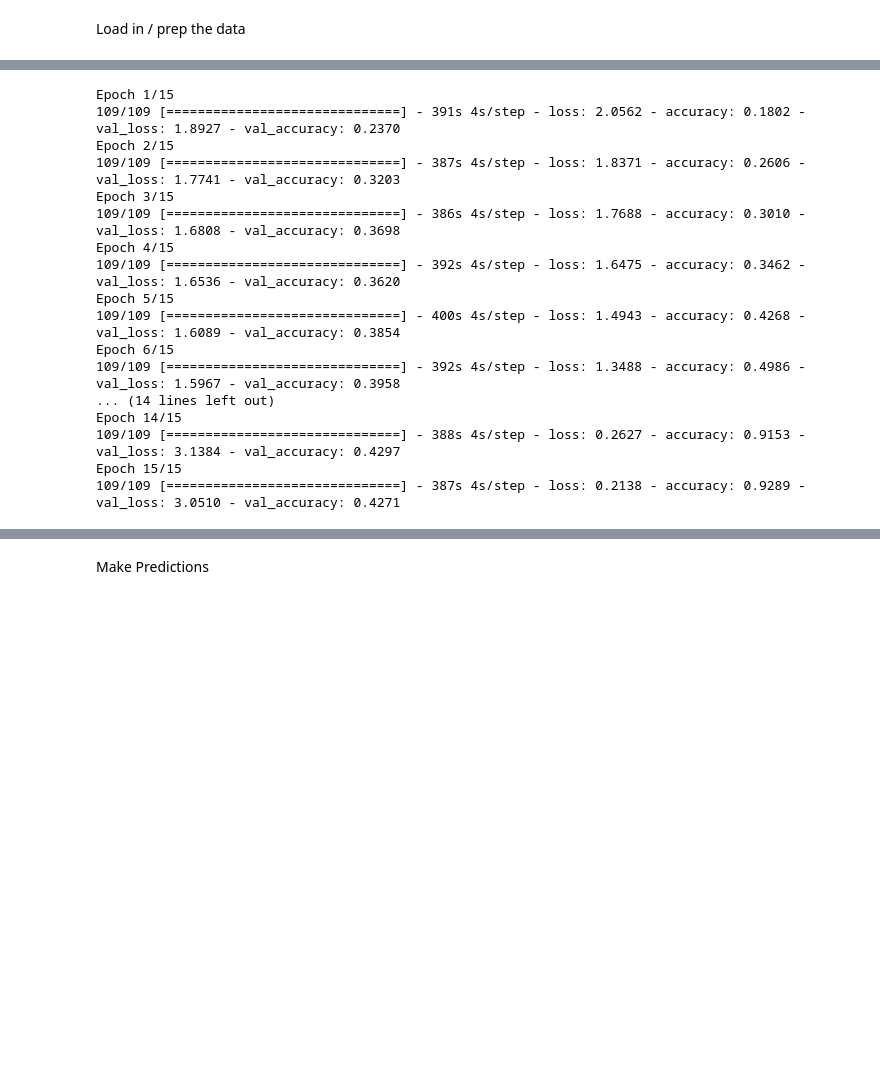
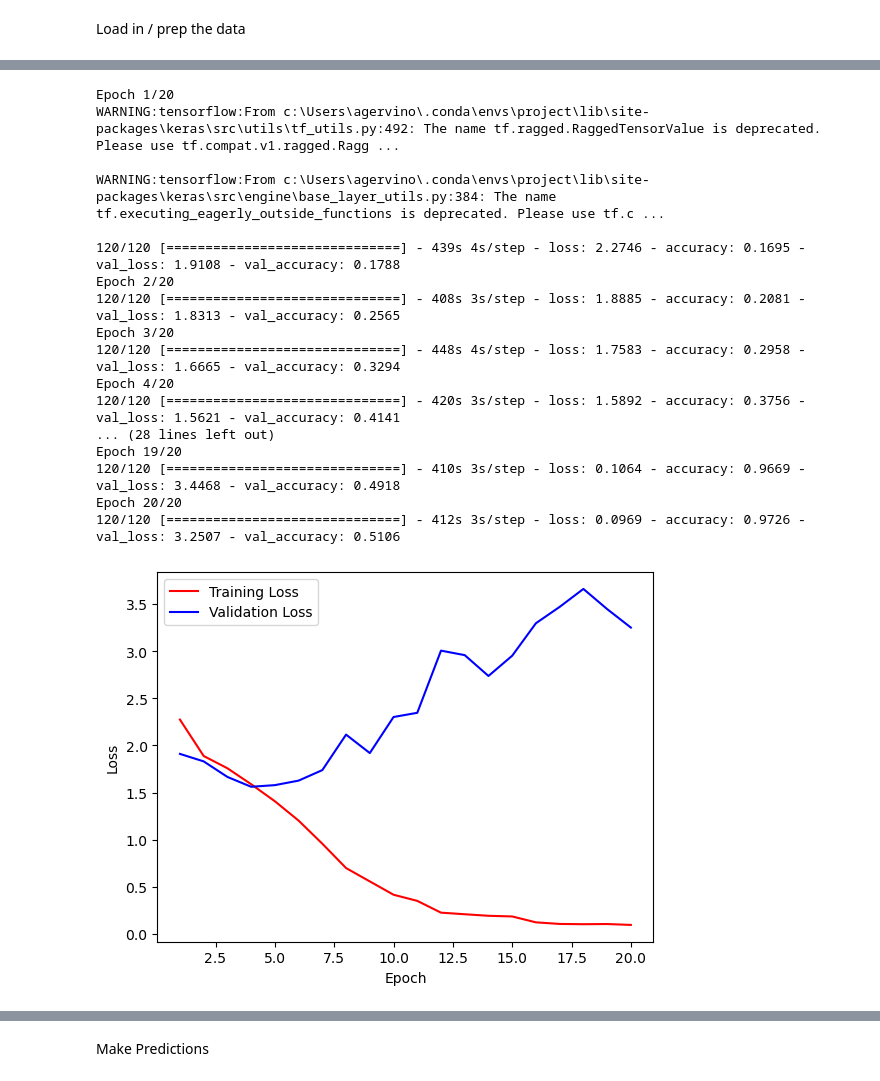
Before and after one commit to angela-gervino/Stress-Detection-AI-Model, a Jupyter notebook: Model.ipynb, the cells around one changed output, grey strips where cells are left out. Cells and saved outputs as stored; diff of their text form; code cells hidden in the pictures; blank space fills up the shorter version.

Commit message:
Add epoch vs loss graph, epoch vs accuracy graph, and retrain model with updated dataset

```diff
--- a/Model.ipynb
+++ b/Model.ipynb
@@ -115,24 +122,38 @@ model.compile(
 # %%
 history = model.fit(
     train_ds,
-    epochs=15,
+    epochs=20,
     validation_data=(val_ds)
 )
 # %% [output]
-Epoch 1/15
-109/109 [==============================] - 391s 4s/step - loss: 2.0562 - accuracy: 0.1802 - val_loss: 1.8927 - val_accuracy: 0.2370
-Epoch 2/15
-109/109 [==============================] - 387s 4s/step - loss: 1.8371 - accuracy: 0.2606 - val_loss: 1.7741 - val_accuracy: 0.3203
-Epoch 3/15
-109/109 [==============================] - 386s 4s/step - loss: 1.7688 - accuracy: 0.3010 - val_loss: 1.6808 - val_accuracy: 0.3698
-Epoch 4/15
-109/109 [==============================] - 392s 4s/step - loss: 1.6475 - accuracy: 0.3462 - val_loss: 1.6536 - val_accuracy: 0.3620
-Epoch 5/15
-109/109 [==============================] - 400s 4s/step - loss: 1.4943 - accuracy: 0.4268 - val_loss: 1.6089 - val_accuracy: 0.3854
-Epoch 6/15
-109/109 [==============================] - 392s 4s/step - loss: 1.3488 - accuracy: 0.4986 - val_loss: 1.5967 - val_accuracy: 0.3958
-... (14 lines left out)
-Epoch 14/15
-109/109 [==============================] - 388s 4s/step - loss: 0.2627 - accuracy: 0.9153 - val_loss: 3.1384 - val_accuracy: 0.4297
-Epoch 15/15
-109/109 [==============================] - 387s 4s/step - loss: 0.2138 - accuracy: 0.9289 - val_loss: 3.0510 - val_accuracy: 0.4271
+Epoch 1/20
+WARNING:tensorflow:From c:\Users\agervino\.conda\envs\project\lib\site-packages\keras\src\utils\tf_utils.py:492: The name tf.ragged.RaggedTensorValue is deprecated. Please use tf.compat.v1.ragged.Ragg ...
+
+WARNING:tensorflow:From c:\Users\agervino\.conda\envs\project\lib\site-packages\keras\src\engine\base_layer_utils.py:384: The name tf.executing_eagerly_outside_functions is deprecated. Please use tf.c ...
+
+120/120 [==============================] - 439s 4s/step - loss: 2.2746 - accuracy: 0.1695 - val_loss: 1.9108 - val_accuracy: 0.1788
+Epoch 2/20
+120/120 [==============================] - 408s 3s/step - loss: 1.8885 - accuracy: 0.2081 - val_loss: 1.8313 - val_accuracy: 0.2565
+Epoch 3/20
+120/120 [==============================] - 448s 4s/step - loss: 1.7583 - accuracy: 0.2958 - val_loss: 1.6665 - val_accuracy: 0.3294
+Epoch 4/20
+120/120 [==============================] - 420s 3s/step - loss: 1.5892 - accuracy: 0.3756 - val_loss: 1.5621 - val_accuracy: 0.4141
+... (28 lines left out)
+Epoch 19/20
+120/120 [==============================] - 410s 3s/step - loss: 0.1064 - accuracy: 0.9669 - val_loss: 3.4468 - val_accuracy: 0.4918
+Epoch 20/20
+120/120 [==============================] - 412s 3s/step - loss: 0.0969 - accuracy: 0.9726 - val_loss: 3.2507 - val_accuracy: 0.5106
+# %%
+training_loss = history.history['loss']
+validation_loss = history.history['val_loss']
+
+epochs = range(1, len(training_loss) + 1)
+
+plt.plot(epochs, training_loss, 'r-')
+plt.plot(epochs, validation_loss, 'b-')
+plt.legend(['Training Loss', 'Validation Loss'])
+plt.xlabel('Epoch')
+plt.ylabel('Loss')
+plt.show()
+# %% [output]
+[figure, added]
```
Also changed, not shown: parts of 11 cells of this notebook.
